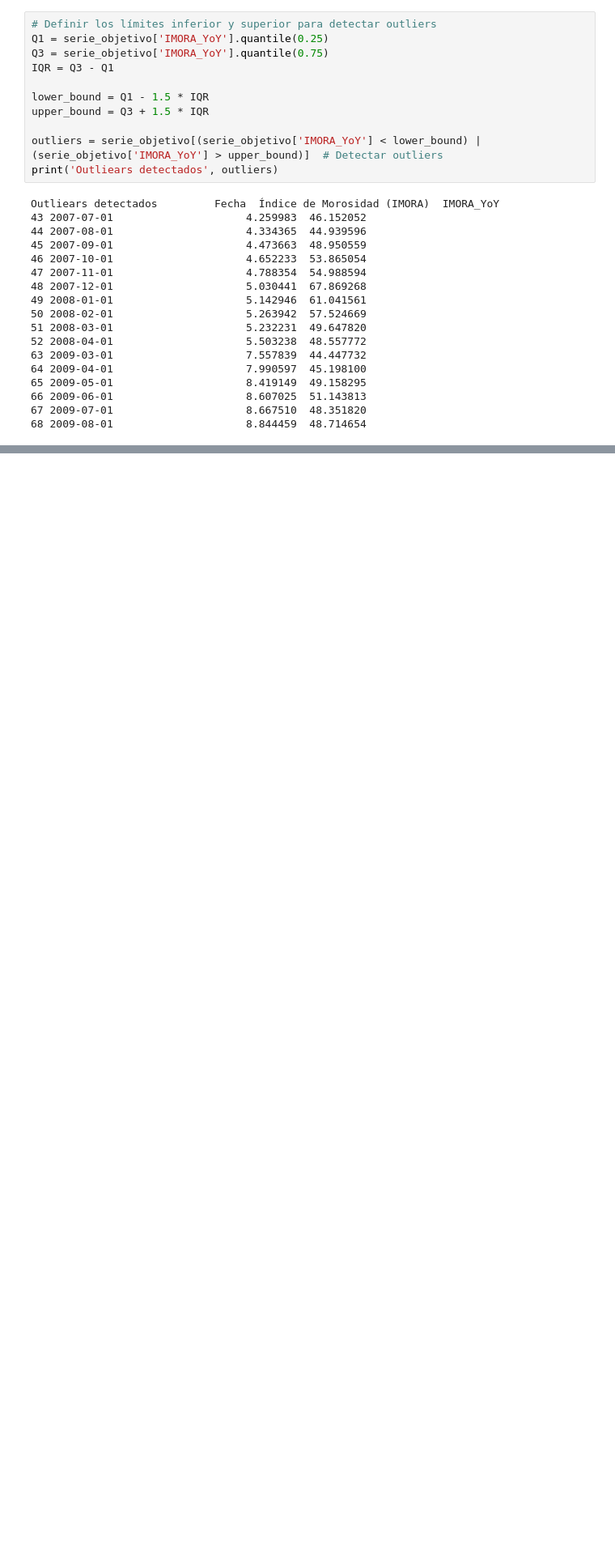
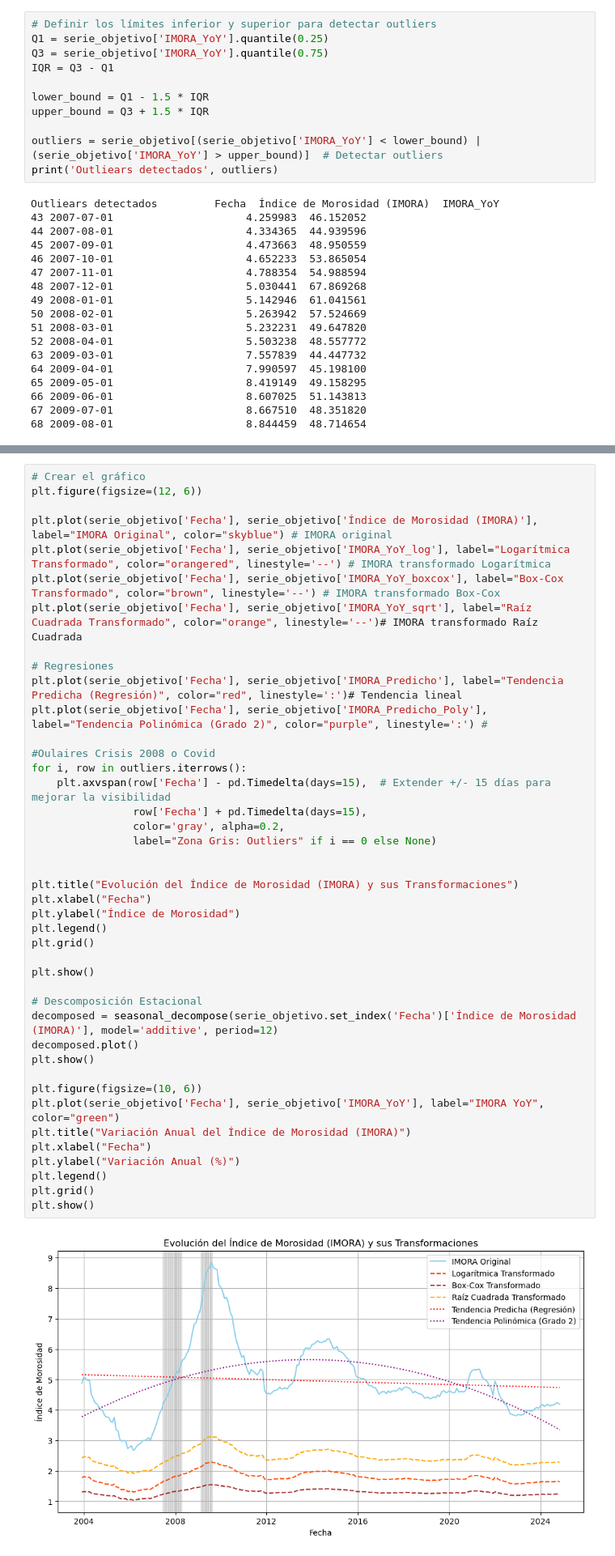
Before and after one commit to Hortizesp/Modelos_Credito, a Jupyter notebook: Respuesta Humberto Ortiz Espinosa.ipynb, the cells around one changed output, grey strips where cells are left out. Shown at 81% size. Cells and saved outputs as stored; diff of their text form; blank space fills up the shorter version.

```diff
--- a/Respuesta Humberto Ortiz Espinosa.ipynb
+++ b/Respuesta Humberto Ortiz Espinosa.ipynb
@@ -107,0 +111,44 @@ plt.show()
+# %%
+# Crear el gráfico
+plt.figure(figsize=(12, 6))
+
+plt.plot(serie_objetivo['Fecha'], serie_objetivo['Índice de Morosidad (IMORA)'], label="IMORA Original", color="skyblue") # IMORA original
+plt.plot(serie_objetivo['Fecha'], serie_objetivo['IMORA_YoY_log'], label="Logarítmica Transformado", color="orangered", linestyle='--') # IMORA transformado Logarítmica
+plt.plot(serie_objetivo['Fecha'], serie_objetivo['IMORA_YoY_boxcox'], label="Box-Cox Transformado", color="brown", linestyle='--') # IMORA transformado Box-Cox
+plt.plot(serie_objetivo['Fecha'], serie_objetivo['IMORA_YoY_sqrt'], label="Raíz Cuadrada Transformado", color="orange", linestyle='--')# IMORA transformado Raíz Cuadrada
+
+# Regresiones
+plt.plot(serie_objetivo['Fecha'], serie_objetivo['IMORA_Predicho'], label="Tendencia Predicha (Regresión)", color="red", linestyle=':')# Tendencia lineal
+plt.plot(serie_objetivo['Fecha'], serie_objetivo['IMORA_Predicho_Poly'], label="Tendencia Polinómica (Grado 2)", color="purple", linestyle=':') #
+
+#Oulaires Crisis 2008 o Covid
+for i, row in outliers.iterrows():
+    plt.axvspan(row['Fecha'] - pd.Timedelta(days=15),  # Extender +/- 15 días para mejorar la visibilidad
+                row['Fecha'] + pd.Timedelta(days=15),
+                color='gray', alpha=0.2,
+                label="Zona Gris: Outliers" if i == 0 else None)
+
+
+plt.title("Evolución del Índice de Morosidad (IMORA) y sus Transformaciones")
+plt.xlabel("Fecha")
+plt.ylabel("Índice de Morosidad")
+plt.legend()
+plt.grid()
+
+plt.show()
+
+# Descomposición Estacional
+decomposed = seasonal_decompose(serie_objetivo.set_index('Fecha')['Índice de Morosidad (IMORA)'], model='additive', period=12)
+decomposed.plot()
+plt.show()
+
+plt.figure(figsize=(10, 6))
+plt.plot(serie_objetivo['Fecha'], serie_objetivo['IMORA_YoY'], label="IMORA YoY", color="green")
+plt.title("Variación Anual del Índice de Morosidad (IMORA)")
+plt.xlabel("Fecha")
+plt.ylabel("Variación Anual (%)")
+plt.legend()
+plt.grid()
+plt.show()
+# %% [output]
+[figure, added]
```
Also changed, not shown: parts of 30 cells of this notebook.
